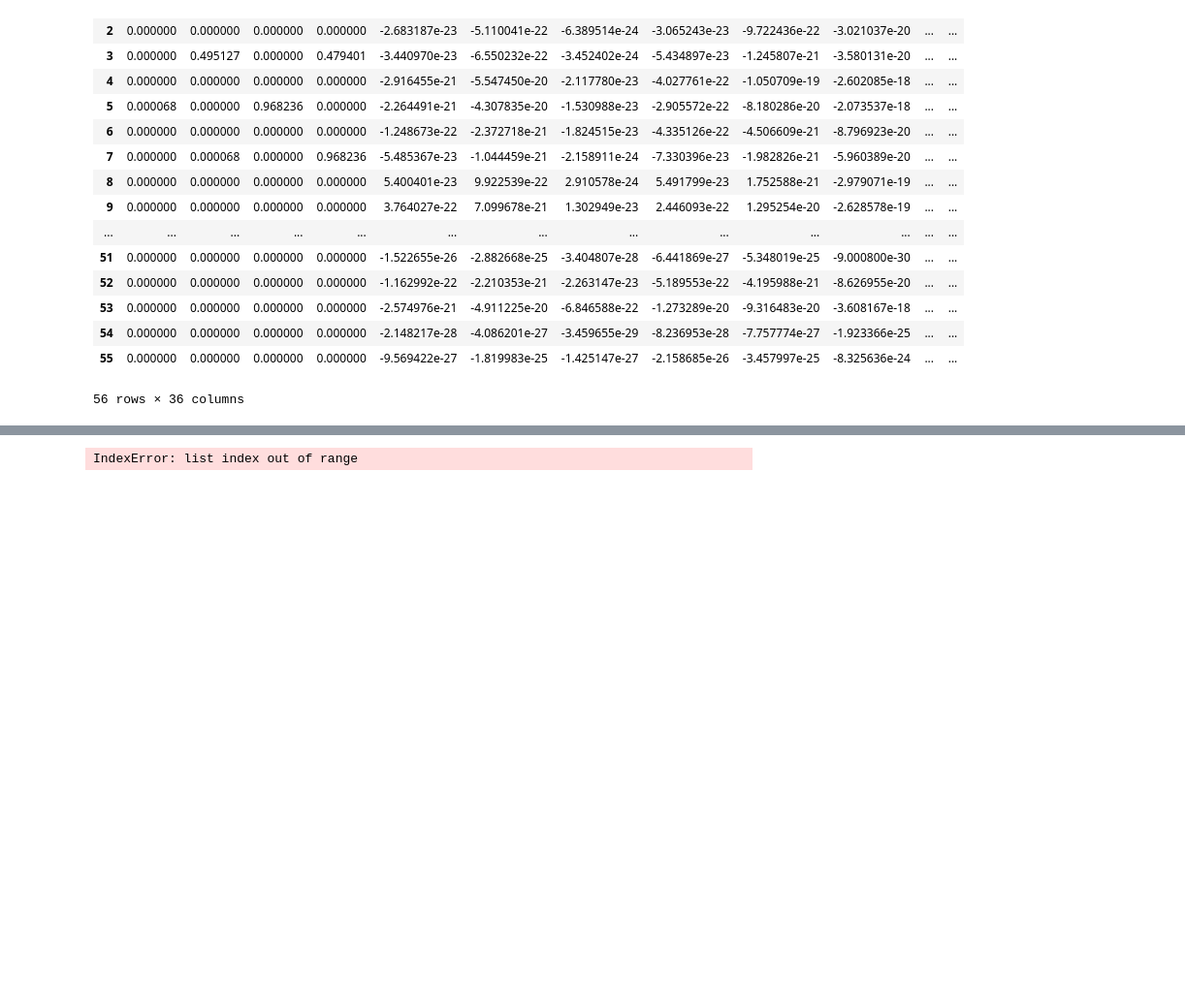
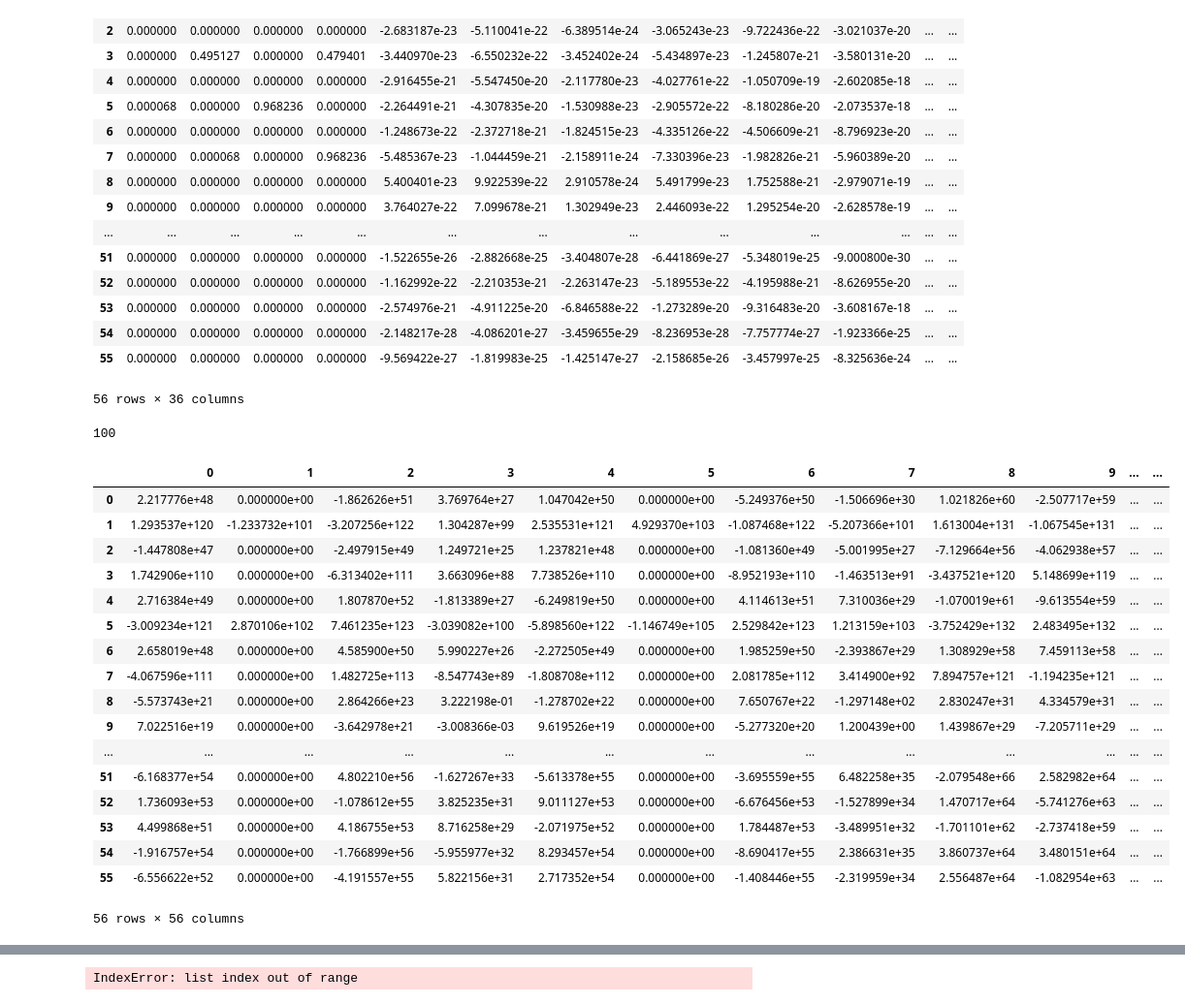
Before and after one commit to pishchynski/coursework3, a Jupyter notebook: notebook_cold.ipynb, the cells around one changed output, grey strips where cells are left out. Shown: that part at 97% size. Cells and saved outputs as stored; diff of their text form; code cells hidden in the pictures; blank space fills up the shorter version.

Commit message:
fixed number of Q_k in G matr calculation

```diff
--- a/notebook_cold.ipynb
+++ b/notebook_cold.ipynb
@@ -175,10 +181,10 @@ matrA2 = np.matrix([[-5.58225, 0.], [0., -440.9982]])
 L2 = matrA2.shape[0]
 L2_ = L2 + 1
 L2_e = np.matrix([[1], [1]])
-matrA2_0 = - matrA2.dot(L2_e)
+matrA2_0 = - np.dot(matrA2, L2_e)
 
 vect_e = np.array([[1.] for i in range(0, matrA1.shape[0])])
-kappa_2 = -la.inv(alpha2.dot(la.inv(matrA2)).dot(vect_e))
+kappa_2 = -la.inv(np.dot(np.dot(alpha2, la.inv(matrA2)), vect_e))
 print(kappa_2)
 # %% [output]
 [[ 89.99955862]]
@@ -187,12 +193,12 @@ print(kappa_2)
 tau = np.matrix([0.98, 0.02])
 matrT = np.matrix([[-100., 0.], [0., -0.0002]])
 T_e = np.matrix([[1], [1]])
-matrT0 = - matrT.dot(T_e)
+matrT0 = - np.dot(matrT, T_e)
 
 R = matrT.shape[0]
 R_ = R + 1
 vect_e = np.array([[1.] for i in range(0, matrT.shape[0])])
-phi = -(tau.dot(la.inv(matrT)).dot(vect_e))
+phi = -np.dot(np.dot(tau, la.inv(matrT)), vect_e)
 print(phi)
 # %% [output]
 [[ 100.00980000]]
@@ -305,9 +311,9 @@ print(matrQv_0)
    0.00000000  0.00000000  0.00000000  0.00000000  0.00000000  0.00000000]]
 # %%
 # Q_0
-block0 = kron(np.eye(a), matrS1_0.dot(beta1))
-block1 = kron(kron(np.eye(a), matrS2_0.dot(beta2)), np.eye(L2))
-block2 = kron(kron(np.eye(a), matrS2_0.dot(beta2)), np.eye(R))
+block0 = kron(np.eye(a), np.dot(matrS1_0, beta1))
+block1 = kron(kron(np.eye(a), np.dot(matrS2_0, beta2)), np.eye(L2))
+block2 = kron(kron(np.eye(a), np.dot(matrS2_0, beta2)), np.eye(R))
 block3 = np.zeros((a*R*L1, a*R*L1))
 matrQ_0 = la.block_diag(block0, block1, block2, block3)
 
@@ -413,11 +419,12 @@ matrQ_k[55] =  2.31481500634e-14
 
 matrQ_1_neg_inv = np.linalg.inv(-matrQ_k[1])
 
+
 def calc_G(matrG_prev):
     temp_sum = copy.deepcopy(matrQ_k[0])
     for k in range(2, n + 2):
-        temp_sum += matrQ_k[k].dot(np.linalg.matrix_power(matrG_prev, k))
-    matrG_new = matrQ_1_neg_inv.dot(temp_sum)
+        temp_sum += np.dot(matrQ_k[k], np.linalg.matrix_power(matrG_prev, k))
+    matrG_new = np.dot(matrQ_1_neg_inv, temp_sum)
     return matrG_new
 
 matrG_old = np.eye(matrQ_k[1].shape[0])
@@ -426,8 +433,11 @@ i = 1
 while la.norm(matrG - matrG_old, ord=np.inf) >= eps_G:
     matrG_old = matrG
     matrG = calc_G(matrG_old)
+    s = 0.
+    for i in range(0, n + 2):
+        s += np.dot(matrQ_k[k], np.linalg.matrix_power(matrG, k))
     i += 1
-    print(i, 'norm = ', la.norm(matrG - matrG_old, ord=np.inf))
+    print(i, 'max = ', np.max(s), '; norm = ', la.norm(matrG, ord=np.inf))
 
 pd.DataFrame(matrG)
 # %% [output]
@@ -519,36 +533,56 @@ for i in range(0, p_num):
         for l in range(0, n+1):
             # здесь до n, т.к. нет больше матриц Q_k
             temp_matr = matrQw_k[l].copy()
-            for k in range(l+1, n+2):
+            for k in range(l+1, n+1):
                 mult_matr = matrQw_k[k].copy()
                 for kk in range(k-1, l-1, -1):
                     if kk == 0:
                         mult_matr = mult_matr.dot(matrG_0)
                     else:
                         mult_matr = mult_matr.dot(matrG)
                 temp_matr += mult_matr
             matrQ_il[i].append(temp_matr)
         for l in range(n+1, p_num):
             matrQ_il[i].append(np.zeros(matrQ_il[i][l % n+1].shape))
     else:
         for l in range(0, p_num):
             if l >= i and l - i <= n+1:
                 temp_matr = matrQ_k[l-i].copy()
                 for k in range(l+1, n+2):
-                    if (k - i <= 3):
+                    if (k - i <= n+1):
                         mult_matr = matrQ_k[k-i].copy()
                         for kk in range(k-1, l-1, -1):
                             if kk == 0:
                                 mult_matr = mult_matr.dot(matrG_0)
                             else:
                                 mult_matr = mult_matr.dot(matrG)
                         temp_matr += mult_matr
                 matrQ_il[i].append(temp_matr)
             else:
                 matrQ_il[i].append(np.zeros(matrQ_k[0].shape))
 
 print(len(matrQ_il[3]))
 pd.DataFrame(la.inv(-matrQ_il[1][1]))
+# %% [output]
+100
+|  | 0 | 1 | 2 | 3 | 4 | 5 | 6 | 7 | 8 | 9 | ... | ... |
+| 0 | 2.217776e+48 | 0.000000e+00 | -1.862626e+51 | 3.769764e+27 | 1.047042e+50 | 0.000000e+00 | -5.249376e+50 | -1.506696e+30 | 1.021826e+60 | -2.507717e+59 | ... | ... |
+| 1 | 1.293537e+120 | -1.233732e+101 | -3.207256e+122 | 1.304287e+99 | 2.535531e+121 | 4.929370e+103 | -1.087468e+122 | -5.207366e+101 | 1.613004e+131 | -1.067545e+131 | ... | ... |
+| 2 | -1.447808e+47 | 0.000000e+00 | -2.497915e+49 | 1.249721e+25 | 1.237821e+48 | 0.000000e+00 | -1.081360e+49 | -5.001995e+27 | -7.129664e+56 | -4.062938e+57 | ... | ... |
+| 3 | 1.742906e+110 | 0.000000e+00 | -6.313402e+111 | 3.663096e+88 | 7.738526e+110 | 0.000000e+00 | -8.952193e+110 | -1.463513e+91 | -3.437521e+120 | 5.148699e+119 | ... | ... |
+| 4 | 2.716384e+49 | 0.000000e+00 | 1.807870e+52 | -1.813389e+27 | -6.249819e+50 | 0.000000e+00 | 4.114613e+51 | 7.310036e+29 | -1.070019e+61 | -9.613554e+59 | ... | ... |
+| 5 | -3.009234e+121 | 2.870106e+102 | 7.461235e+123 | -3.039082e+100 | -5.898560e+122 | -1.146749e+105 | 2.529842e+123 | 1.213159e+103 | -3.752429e+132 | 2.483495e+132 | ... | ... |
+| 6 | 2.658019e+48 | 0.000000e+00 | 4.585900e+50 | 5.990227e+26 | -2.272505e+49 | 0.000000e+00 | 1.985259e+50 | -2.393867e+29 | 1.308929e+58 | 7.459113e+58 | ... | ... |
+| 7 | -4.067596e+111 | 0.000000e+00 | 1.482725e+113 | -8.547743e+89 | -1.808708e+112 | 0.000000e+00 | 2.081785e+112 | 3.414900e+92 | 7.894757e+121 | -1.194235e+121 | ... | ... |
+| 8 | -5.573743e+21 | 0.000000e+00 | 2.864266e+23 | 3.222198e-01 | -1.278702e+22 | 0.000000e+00 | 7.650767e+22 | -1.297148e+02 | 2.830247e+31 | 4.334579e+31 | ... | ... |
+| 9 | 7.022516e+19 | 0.000000e+00 | -3.642978e+21 | -3.008366e-03 | 9.619526e+19 | 0.000000e+00 | -5.277320e+20 | 1.200439e+00 | 1.439867e+29 | -7.205711e+29 | ... | ... |
+| ... | ... | ... | ... | ... | ... | ... | ... | ... | ... | ... | ... | ... |
+| 51 | -6.168377e+54 | 0.000000e+00 | 4.802210e+56 | -1.627267e+33 | -5.613378e+55 | 0.000000e+00 | -3.695559e+55 | 6.482258e+35 | -2.079548e+66 | 2.582982e+64 | ... | ... |
+| 52 | 1.736093e+53 | 0.000000e+00 | -1.078612e+55 | 3.825235e+31 | 9.011127e+53 | 0.000000e+00 | -6.676456e+53 | -1.527899e+34 | 1.470717e+64 | -5.741276e+63 | ... | ... |
+| 53 | 4.499868e+51 | 0.000000e+00 | 4.186755e+53 | 8.716258e+29 | -2.071975e+52 | 0.000000e+00 | 1.784487e+53 | -3.489951e+32 | -1.701101e+62 | -2.737418e+59 | ... | ... |
+| 54 | -1.916757e+54 | 0.000000e+00 | -1.766899e+56 | -5.955977e+32 | 8.293457e+54 | 0.000000e+00 | -8.690417e+55 | 2.386631e+35 | 3.860737e+64 | 3.480151e+64 | ... | ... |
+| 55 | -6.556622e+52 | 0.000000e+00 | -4.191557e+55 | 5.822156e+31 | 2.717352e+54 | 0.000000e+00 | -1.408446e+55 | -2.319959e+34 | 2.556487e+64 | -1.082954e+63 | ... | ... |
+56 rows × 56 columns
 # %%
 matrPhi_0 = np.eye(matrQ_il[0][0].shape[0])
 matrPhi_l = [matrPhi_0]
```
Also changed, not shown: parts of 9 cells of this notebook.
